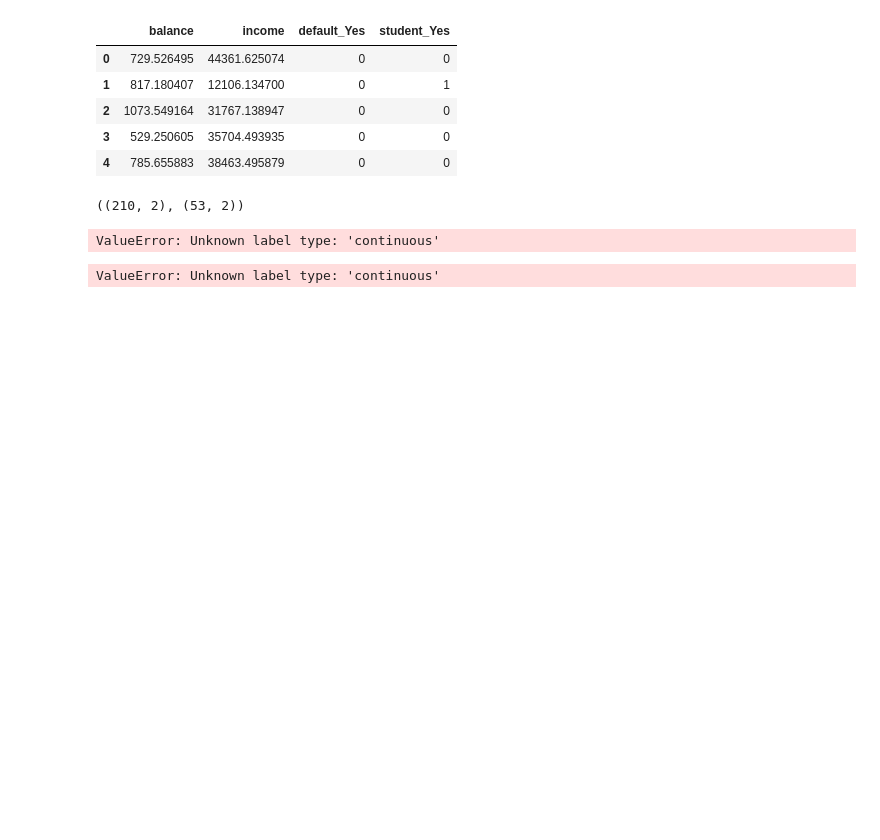
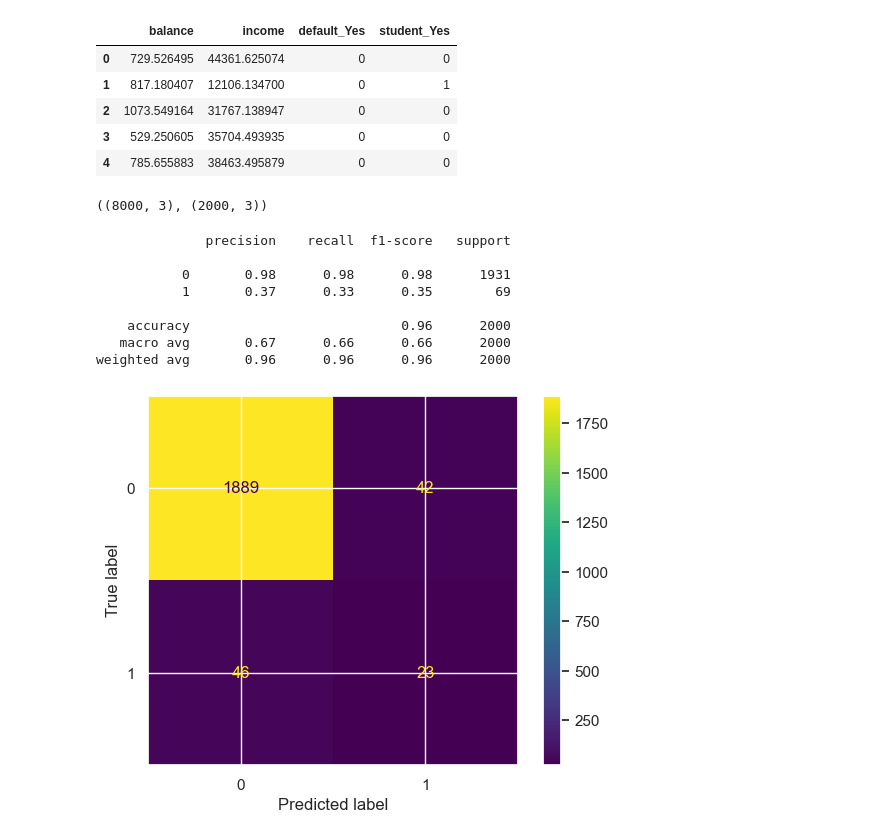
Before and after one commit to wlinds/ITHS-AI22-ML, a Jupyter notebook: Code_along/09_decision_tree.ipynb, the cells around one changed output. Saved outputs shown, nothing was run; the diff lists cells and outputs as text; code cells hidden in the pictures; blank space fills up the shorter version.

Commit message:
Fix confusion matrix

```diff
--- a/Code_along/09_decision_tree.ipynb
+++ b/Code_along/09_decision_tree.ipynb
@@ -229,11 +229,11 @@ df.head()
 | 3 | 529.250605 | 35704.493935 | 0 | 0 |
 | 4 | 785.655883 | 38463.495879 | 0 | 0 |
 # %%
-X, y, df.drop("default_Yes", axis="columns"), df["default_Yes"]
-X_train, X_test, y_train, y_test = train_test_split(X, y, test_size=0.2, random_state=42)
+X, y = df.drop("default_Yes", axis = "columns"), df["default_Yes"]
+X_train, X_test, y_train, y_test = train_test_split(X, y, test_size=.2, random_state=42)
 X_train.shape, X_test.shape
 # %% [output]
-((210, 2), (53, 2))
+((8000, 3), (2000, 3))
 # %%
 from sklearn.tree import DecisionTreeClassifier
 from sklearn.metrics import classification_report, confusion_matrix, ConfusionMatrixDisplay
@@ -245,11 +245,16 @@ y_pred = clf.predict(X_test)
 
 print(classification_report(y_test,y_pred))
 # %% [output]
-ValueError: Unknown label type: 'continuous'
+              precision    recall  f1-score   support
+
+           0       0.98      0.98      0.98      1931
+           1       0.37      0.33      0.35        69
+
+    accuracy                           0.96      2000
+   macro avg       0.67      0.66      0.66      2000
+weighted avg       0.96      0.96      0.96      2000
-# %%
-clf.fit(X_train, y_train)
-y_pred = clf.predict(X_test)
-
-print(classification_report(y_test,y_pred))
-# %% [output]
-ValueError: Unknown label type: 'continuous'
+# %%
+cm = confusion_matrix(y_test, y_pred)
+ConfusionMatrixDisplay(cm).plot();
+# %% [output]
+[figure, added]
```
